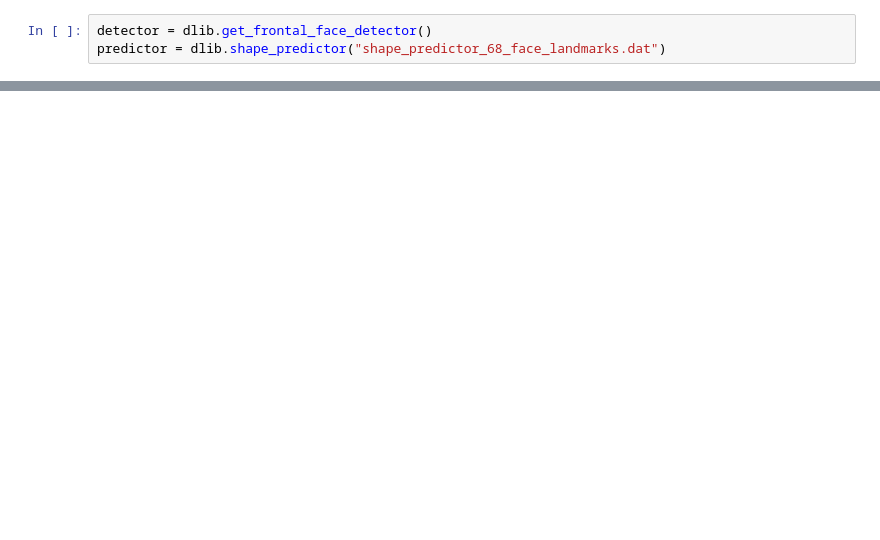
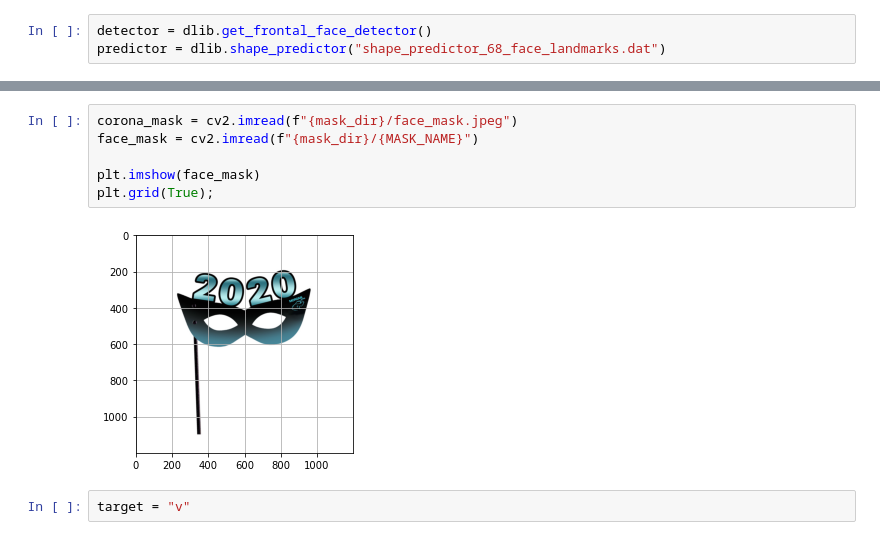
Before and after one commit to MariBax/Face-masking-with-CV, a Jupyter notebook: instagram_masks.ipynb, the cells around one changed output, grey strips where cells are left out. Saved outputs shown, nothing was run; the diff lists cells and outputs as text; blank space fills up the shorter version.

Commit message:
mouth open + corona mask added, function structure added

```diff
--- a/instagram_masks.ipynb
+++ b/instagram_masks.ipynb
@@ -332,0 +168,10 @@ if target == 'i':
+# %%
+corona_mask = cv2.imread(f"{mask_dir}/face_mask.jpeg")
+face_mask = cv2.imread(f"{mask_dir}/{MASK_NAME}")
+
+plt.imshow(face_mask)
+plt.grid(True);
+# %% [output]
+[figure, added]
+# %%
+target = "v"
```
Also changed, not shown: parts of 20 cells of this notebook.
